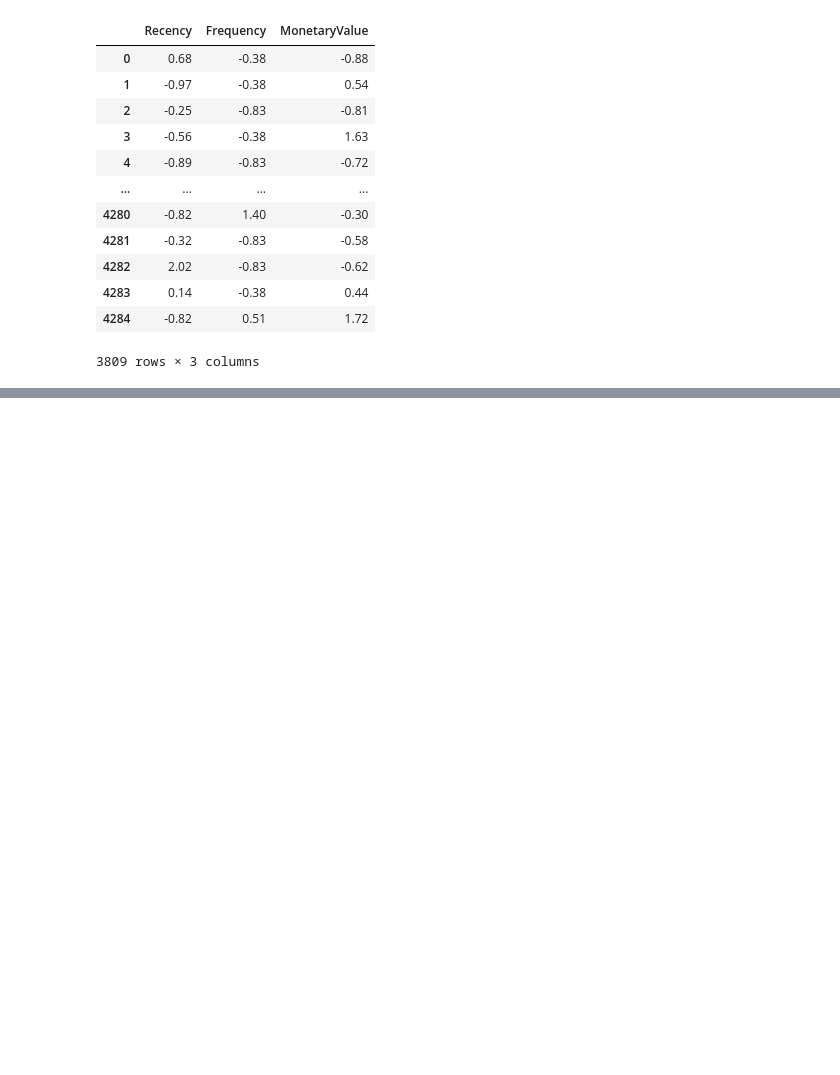
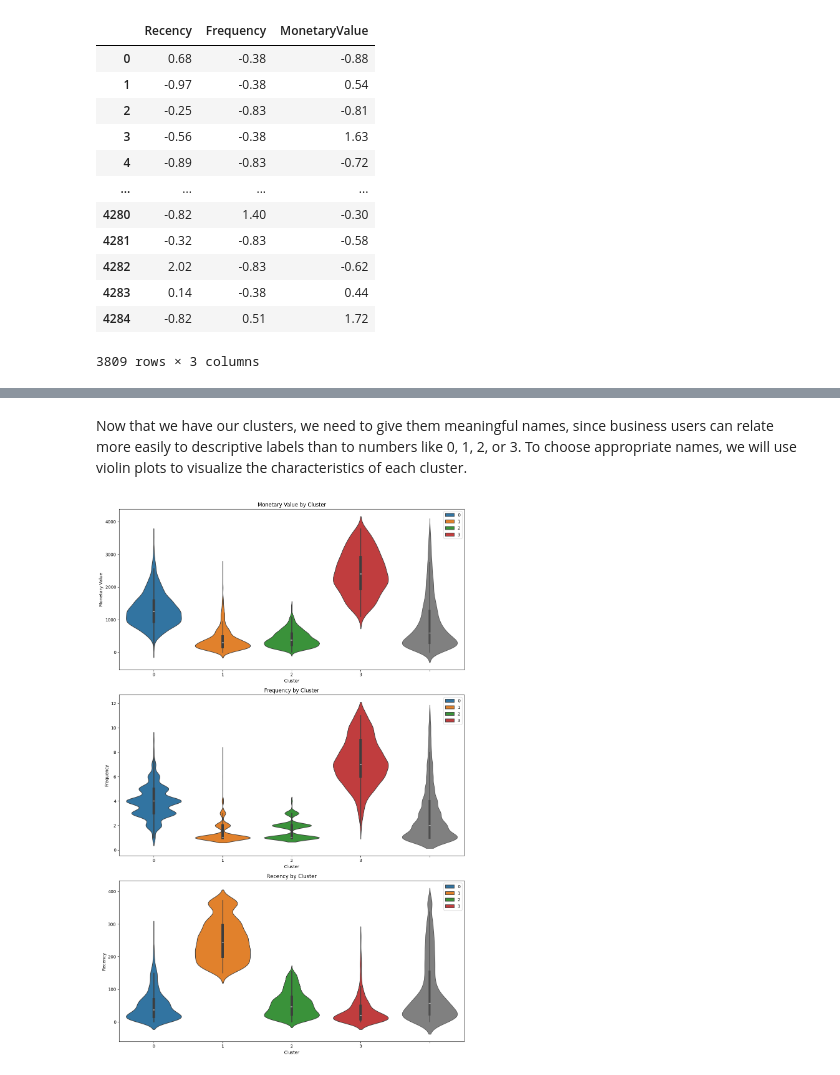
Before and after one commit to EmiTR/KMeans_Clustering, a Jupyter notebook: Kmeans_Customers_Segmentation.ipynb, the cells around one changed output, grey strips where cells are left out. Saved outputs shown, nothing was run; the diff lists cells and outputs as text; code cells hidden in the pictures; blank space fills up the shorter version.

```diff
--- a/Kmeans_Customers_Segmentation.ipynb
+++ b/Kmeans_Customers_Segmentation.ipynb
@@ -600,0 +715,29 @@ scaled_data_df
+# %% [markdown]
+Now that we have our clusters, we need to give them meaningful names, since business users can relate more easily to descriptive labels than to numbers like 0, 1, 2, or 3. To choose appropriate names, we will use violin plots to visualize the characteristics of each cluster.
+# %%
+# I copied the graphic code again...
+plt.figure(figsize=(12, 18))
+
+plt.subplot(3, 1, 1)
+sns.violinplot(x=non_outlier_df['Cluster'], y=non_outlier_df['MonetaryValue'], palette=cluster_colors, hue=non_outlier_df["Cluster"])
+sns.violinplot(y=non_outlier_df['MonetaryValue'], color='gray', linewidth=1.0)
+plt.title('Monetary Value by Cluster')
+plt.ylabel('Monetary Value')
+
+plt.subplot(3, 1, 2)
+sns.violinplot(x=non_outlier_df['Cluster'], y=non_outlier_df['Frequency'], palette=cluster_colors, hue=non_outlier_df["Cluster"])
+sns.violinplot(y=non_outlier_df['Frequency'], color='gray', linewidth=1.0)
+plt.title('Frequency by Cluster')
+plt.ylabel('Frequency')
+
+
+plt.subplot(3, 1, 3)
+sns.violinplot(x=non_outlier_df['Cluster'], y=non_outlier_df['Recency'], palette=cluster_colors, hue=non_outlier_df["Cluster"])
+sns.violinplot(y=non_outlier_df['Recency'], color='gray', linewidth=1.0)
+plt.title('Recency by Cluster')
+plt.ylabel('Recency')
+
+plt.tight_layout()
+plt.show()
+# %% [output]
+[figure, added]
```
Also changed, not shown: parts of 11 cells of this notebook.
